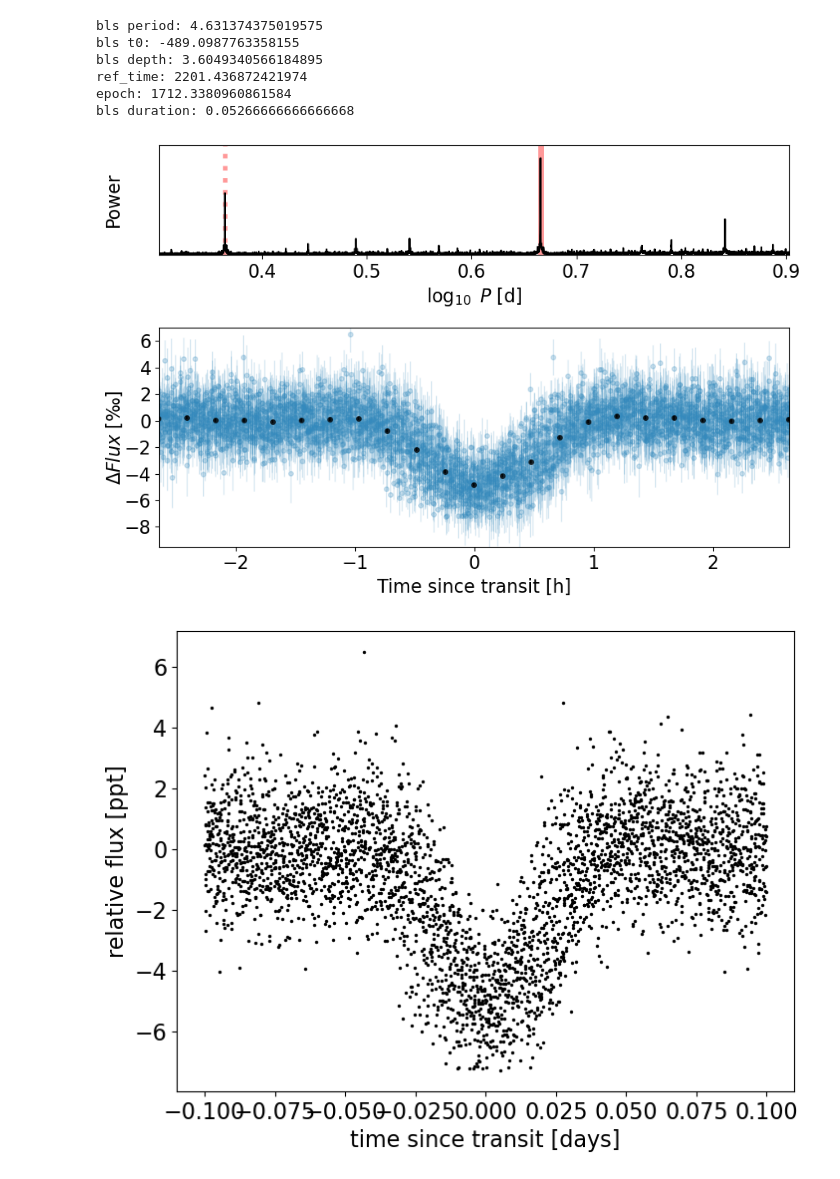
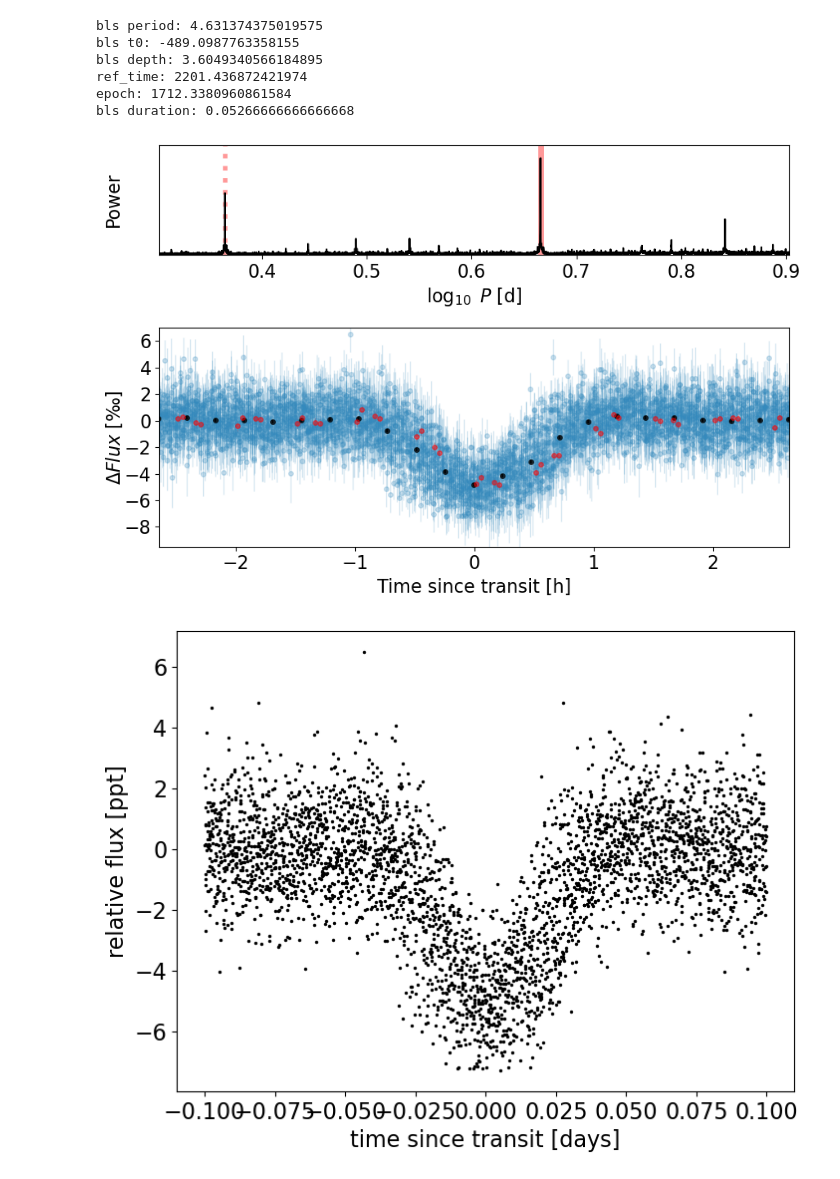
Before and after one commit to juanserrano90/toi1199-1273, a Jupyter notebook: joint_1273_glcs_1radio_conK.ipynb, the cells around one changed output. Drawn from its saved outputs; the diff is of its cells as text; code cells hidden in the pictures.

```diff
--- a/joint_1273_glcs_1radio_conK.ipynb
+++ b/joint_1273_glcs_1radio_conK.ipynb
@@ -96,0 +113,2 @@ SearchResult containing 20 data products.
+# %%
+lc_file_long = lk.search_lightcurve('TIC 445859771', exptime=1800, author='TESS-SPOC', sector=16).download_all(flux_column="pdcsap_flux")
@@ -100,9 +124,18 @@ lc = lc_file.stitch().remove_nans().normalize().remove_outliers()
 time = lc.time.value
 flux = lc.flux
 
+lc_long = lc_file_long.stitch().remove_nans().normalize()
+time_long = lc_long.time.value
+flux_long = lc_long.flux
+
+
 with fits.open(lc_file[0].filename) as hdu:
     hdr = hdu[1].header
+with fits.open(lc_file_long[0].filename) as hdu:
+    hdr_long = hdu[1].header
 
+texp_long = hdr_long["FRAMETIM"] * hdr_long["NUM_FRM"]
+texp_long /= 60.0 * 60.0 * 24.0
 texp = hdr["FRAMETIM"] * hdr["NUM_FRM"]
 texp /= 60.0 * 60.0 * 24.0
 
@@ -111,8 +144,13 @@ x_ = np.ascontiguousarray(time - ref_time, dtype=np.float64)
 y_ = np.ascontiguousarray(1e3 * (flux - 1.0), dtype=np.float64) # Here we convert flux to ppt
 yerr_ = np.ascontiguousarray(1e3 * lc.flux_err, dtype=np.float64)
 
+xlong_ = np.ascontiguousarray(time_long - ref_time, dtype=np.float64)
+ylong_ = np.ascontiguousarray(1e3 * (flux_long - 1.0), dtype=np.float64) # Here we convert flux to ppt
+yerrlong_ = np.ascontiguousarray(1e3 * lc_long.flux_err, dtype=np.float64)
+
 plt.figure(figsize=(12, 6))
 plt.plot(time, y_, "o", color='black',markersize=2)
+plt.plot(time_long, ylong_, "o", color='red',markersize=2)
 #plt.errorbar(time, (flux-1.0)*1e3, yerr=lc.flux_err*1e3, color='k', fmt='o', ms=2)
 plt.xlabel("BJD - 2457000 [days]")
 plt.ylabel(u'$\Delta Flux$ [‰]')
@@ -225,36 +270,39 @@ ax1.axvline(np.log10(bls_period/2), linestyle='dotted', color='red', lw=4, alpha
 ax1.axvline(np.log10(bls_period/3), linestyle='dotted', color='red', lw=4, alpha=0.4)
 ax1.axvline(np.log10(bls_period/4), linestyle='dotted', color="red", lw=4, alpha=0.4)
 ax1.axvline(np.log10(bls_period*2), linestyle='dotted', color="red", lw=4, alpha=0.4)
 ax1.axvline(np.log10(bls_period*3), linestyle='dotted', color="red", lw=4, alpha=0.4)
 ax1.axvline(np.log10(bls_period*4), linestyle='dotted', color="red", lw=4, alpha=0.4)
 ax1.plot(np.log10(bls_power.period), bls_power.power, color="k")
 ax1.set_ylim(0,3000)
 ax1.set_ylabel("Power", labelpad=32)
 ax1.set_yticks([])
 ax1.set_xlim(np.log10(period_grid.min())+0.001, np.log10(period_grid.max()))
 ax1.set_xlabel(r"$\log_{10}~ P$ [d]")
 
 # Plot the folded transit
 x_fold_ = (x_ - bls_t0 + 0.5 * bls_period) % bls_period - 0.5 * bls_period
-m = np.abs(x_fold_) < 0.4
+x_fold_long = (xlong_ - bls_t0 + 0.5 * bls_period) % bls_period - 0.5 * bls_period
+
 ax2.plot(x_fold_*24, y_, ".", alpha=0.25, ms=8, color='#348ABD')
 ax2.errorbar(x_fold_*24, y_, yerr=yerr_, color='#348ABD', fmt="none", capsize=0, elinewidth=1, zorder=-1000, alpha=0.2)
+ax2.plot(x_fold_long*24, ylong_, ".", alpha=0.5, ms=8, color='r', zorder=10)
+ax2.errorbar(x_fold_long*24, ylong_, yerr=yerrlong_, color='r', fmt="none", capsize=0, elinewidth=1, zorder=-8000, alpha=0.5)
 
 # Overplot the phase binned light curve
 lcc = lk.LightCurve(time=x_fold_, flux=y_, flux_err=yerr_)
 lcc_binned = lcc.bin(time_bin_size=0.01)
 ax2.errorbar(lcc_binned['time'].value*24, lcc_binned['flux'].value, yerr=lcc_binned['flux_err'].value, fmt='o', color='k',
                 ms=5, markeredgecolor='k', markerfacecolor='k', markeredgewidth=0, capsize=2, alpha=0.8)
 ax2.set_xlim(-0.11*24, 0.11*24)
 ax2.set_ylim(-9.5, 7)
 ax2.set_yticks([-8,-6,-4,-2,0,2,4,6])
 ax2.set_ylabel(u'$\Delta Flux$ [‰]', labelpad=0)
 _ = ax2.set_xlabel("Time since transit [h]")
 plt.tight_layout()
 
-#plt.savefig('bls_paper_1273.png',dpi=300,bbox_inches='tight', facecolor='white')
+#plt.savefig('bls_paper_1273.png', dpi=300,bbox_inches='tight', facecolor='white')
 # %% [output]
-[figure, old version]
+[figure, new version]
 # %%
 transit_mask = bls.transit_mask(x_, bls_period, 0.2, bls_t0)
 x_fold_ = (x_ - bls_t0 + 0.5*bls_period) % bls_period - 0.5*bls_period
```
Also changed, not shown: parts of 19 cells of this notebook, 9 other files.
